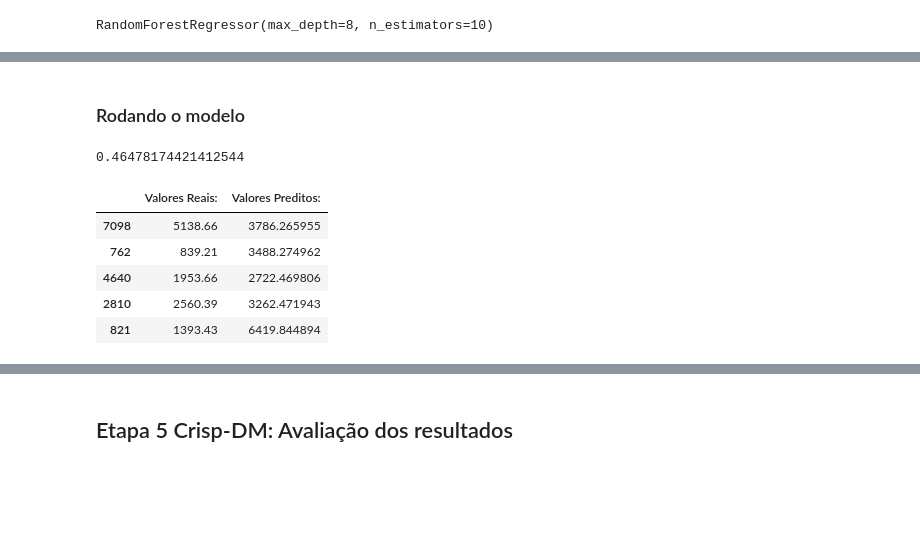
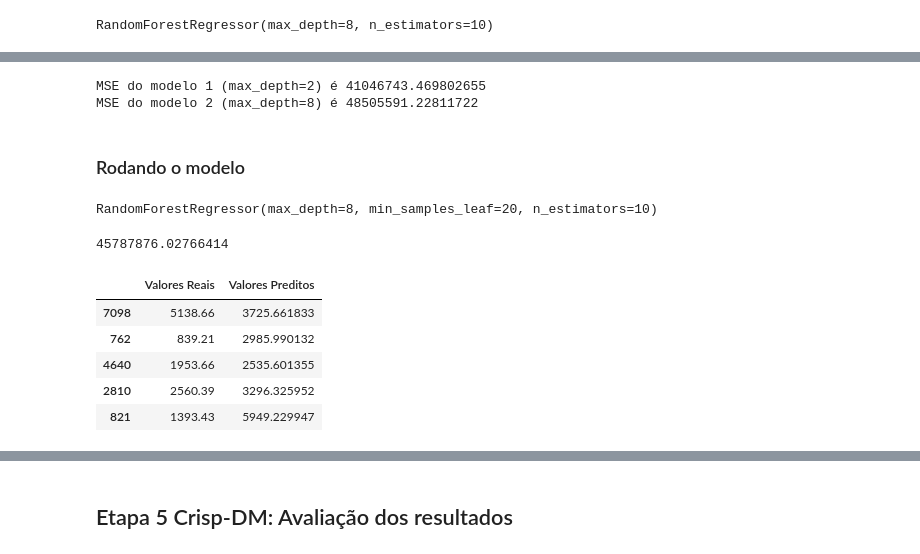
Before and after one commit to crikactba/PrevisaoRenda, a Jupyter notebook: Projeto 2.ipynb, the cells around one changed output, grey strips where cells are left out. Cells and saved outputs as stored; diff of their text form; code cells hidden in the pictures; blank space fills up the shorter version.

```diff
--- a/Projeto 2.ipynb
+++ b/Projeto 2.ipynb
@@ -379,22 +378,32 @@ print(f' MSE do modelo 2 é {MSE1}')
+# %%
+# Exibindo os resultados
+print(f'MSE do modelo 1 (max_depth=2) é {MSE1}')
+print(f'MSE do modelo 2 (max_depth=8) é {MSE2}')
+# %% [output]
+MSE do modelo 1 (max_depth=2) é 41046743.469802655
+MSE do modelo 2 (max_depth=8) é 48505591.22811722
 # %% [markdown]
 ### Rodando o modelo
 # %%
 # Modelo de teste
 modelo3 = RandomForestRegressor (max_depth=8, min_samples_leaf=20, n_estimators=10)
 modelo3.fit(X_train, y_train)
-MSE3 = modelo3.score(X_train, y_train)
-MSE3
 # %% [output]
-0.46478174421412544
+RandomForestRegressor(max_depth=8, min_samples_leaf=20, n_estimators=10)
 # %%
 y_pred = modelo3.predict(X_train)
+# %%
+MSE3 = mean_squared_error(y_train, y_pred)
+MSE3
+# %% [output]
+45787876.02766414
 # %%
-df_avaliacao = pd.DataFrame({'Valores Reais:':y_train, 'Valores Preditos:':y_pred })
+df_avaliacao = pd.DataFrame({'Valores Reais':y_train, 'Valores Preditos':y_pred })
 df_avaliacao.head()
 # %% [output]
-|  | Valores Reais: | Valores Preditos: |
-| 7098 | 5138.66 | 3786.265955 |
-| 762 | 839.21 | 3488.274962 |
-| 4640 | 1953.66 | 2722.469806 |
-| 2810 | 2560.39 | 3262.471943 |
-| 821 | 1393.43 | 6419.844894 |
+|  | Valores Reais | Valores Preditos |
+| 7098 | 5138.66 | 3725.661833 |
+| 762 | 839.21 | 2985.990132 |
+| 4640 | 1953.66 | 2535.601355 |
+| 2810 | 2560.39 | 3296.325952 |
+| 821 | 1393.43 | 5949.229947 |
```
Also changed, not shown: parts of 10 cells of this notebook.
